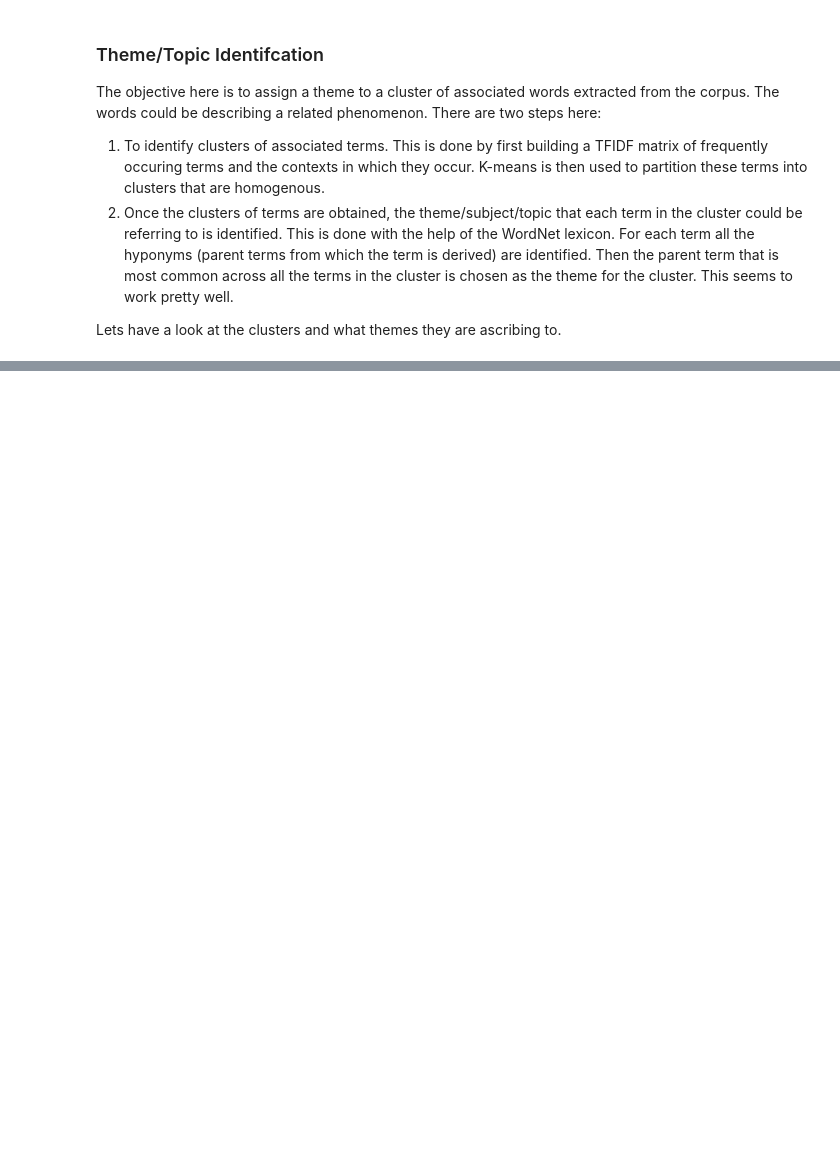
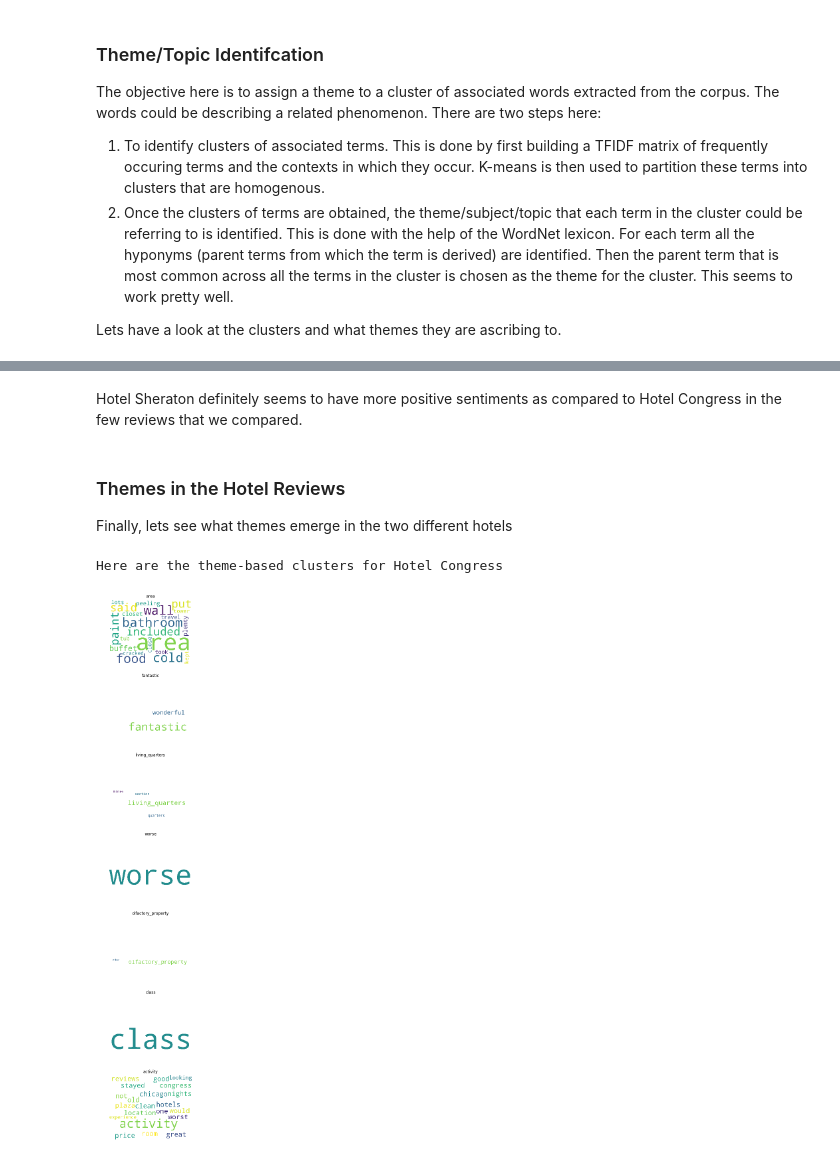
Before and after one commit to siddhanthc/ReviewsAnalyzer, a Jupyter notebook: ReviewsAnalyzer.ipynb, the cells around one changed output, grey strips where cells are left out. Saved outputs shown, nothing was run; the diff lists cells and outputs as text; code cells hidden in the pictures; blank space fills up the shorter version.

```diff
--- a/ReviewsAnalyzer.ipynb
+++ b/ReviewsAnalyzer.ipynb
@@ -206,0 +327,34 @@ Here are the theme-based clusters
+# %% [markdown]
+Hotel Sheraton definitely seems to have more positive sentiments as compared to Hotel Congress in the few reviews that we compared.
+# %% [markdown]
+### Themes in the Hotel Reviews
+Finally, lets see what themes emerge in the two different hotels
+# %%
+# Get similar word clusters along with topic for Hotel Congress
+cleanReview = cleanReviewCongress.str.cat(sep=' ')
+maxClusters = 7
+clusterDict = hf.getThemeClusters(cleanReview,mostFreqWords,unstemDict,maxClusters)
+
+# Modify cluster dict for plotting
+clusterList = []
+nameList = []
+for dic in clusterDict:
+    nameList.append(dic)
+    themeList = [(dic,5)]
+    termList = [(term,2.5) for term in clusterDict[dic]]
+    themeList.extend(termList)
+    themeDict = dict(themeList)
+    clusterList.append(themeDict)
+
+print('Here are the theme-based clusters for Hotel Congress')
+numClusters = len(clusterList)
+f, sbplts = plt.subplots(numClusters,figsize=(10,30))
+for idx in range(numClusters):
+    termCloud = WordCloud(background_color='white',scale=1,relative_scaling=0.9,width=1500,height=1200,random_state=10,min_font_size=10).generate_from_frequencies(clusterList[idx])
+    sbplts[idx].imshow(termCloud)
+    sbplts[idx].axis('off')
+    sbplts[idx].set_title(nameList[idx])
+plt.show()
+# %% [output]
+Here are the theme-based clusters for Hotel Congress
+[figure, added]
```
Also changed, not shown: parts of 21 cells of this notebook, 1 other file.
